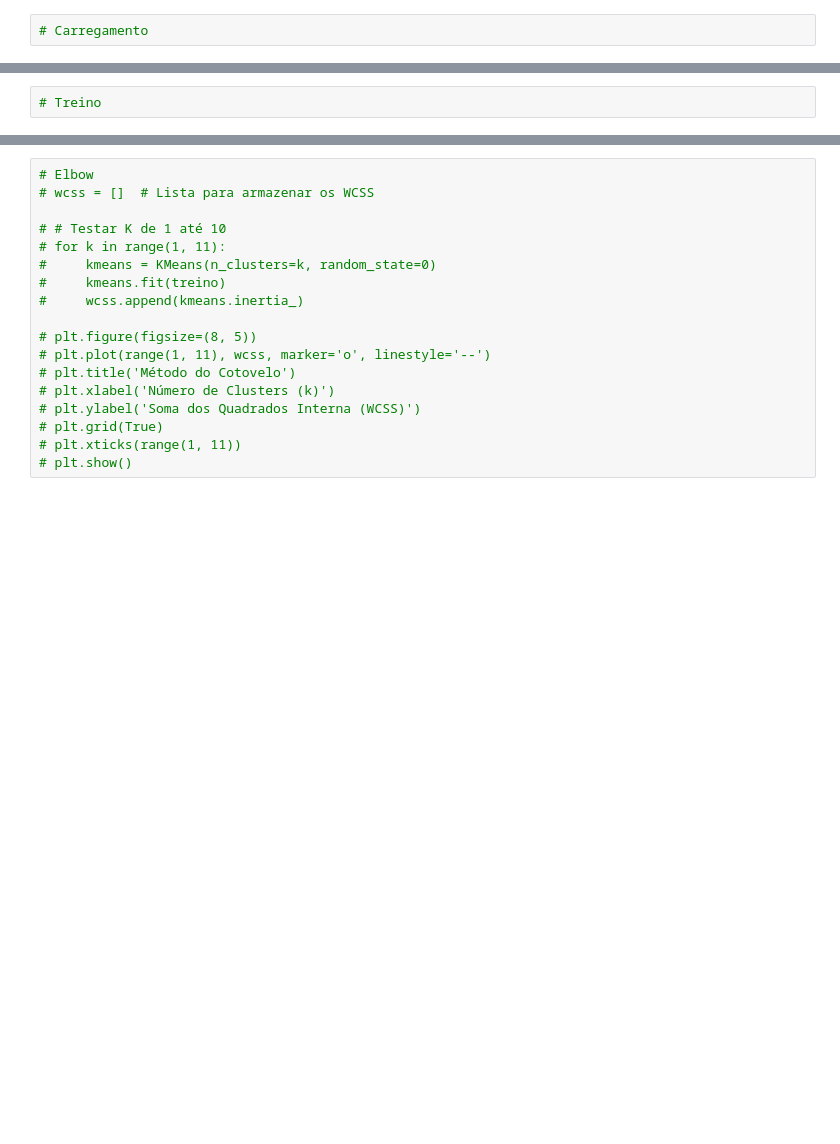
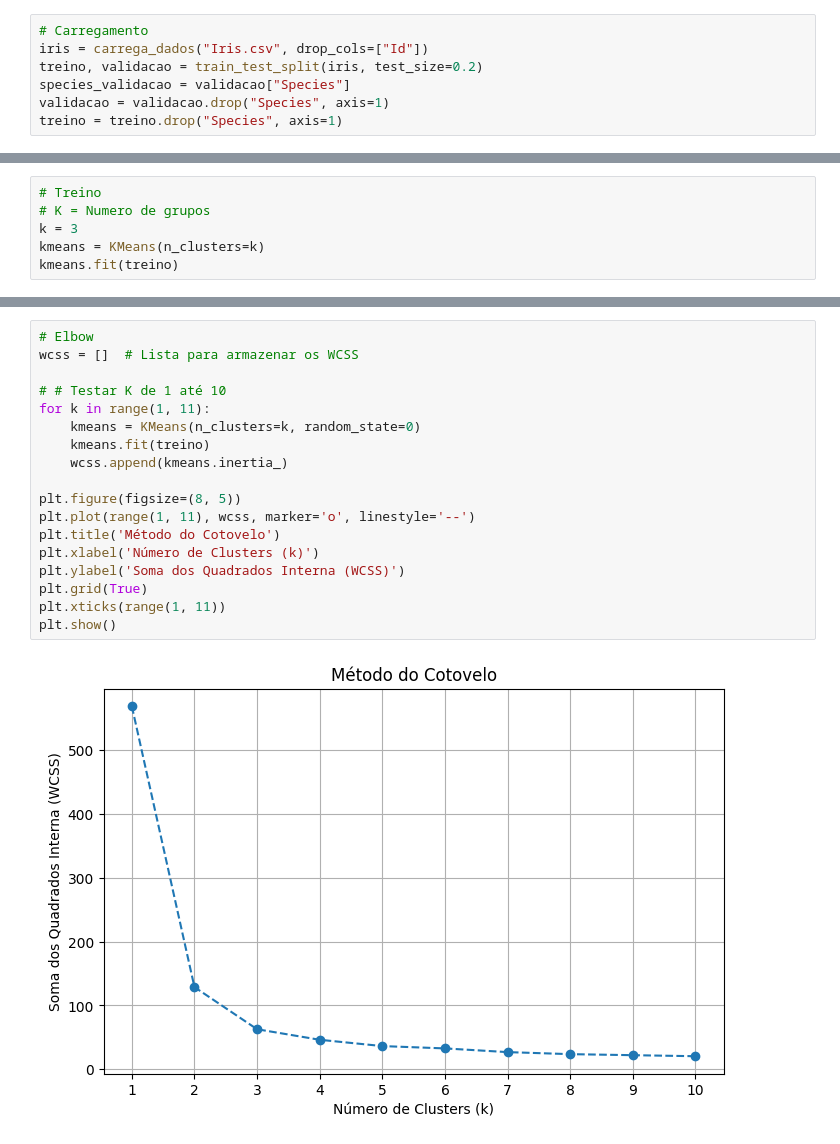
Before and after one commit to AlexandreAlvesUnipam/ml-supervised-dev, a Jupyter notebook: notebooks/kmeans.ipynb, the cells around one changed output, grey strips where cells are left out. Saved outputs shown, nothing was run; the diff lists cells and outputs as text; blank space fills up the shorter version.

Commit message:
kmeans algoritmo

```diff
--- a/notebooks/kmeans.ipynb
+++ b/notebooks/kmeans.ipynb
@@ -17,2 +18,7 @@ from sklearn.model_selection import train_test_split
 # %%
 # Carregamento
+iris = carrega_dados("Iris.csv", drop_cols=["Id"])
+treino, validacao = train_test_split(iris, test_size=0.2)
+species_validacao = validacao["Species"]
+validacao = validacao.drop("Species", axis=1)
+treino = treino.drop("Species", axis=1)
@@ -19,2 +28,6 @@ from sklearn.model_selection import train_test_split
 # %%
 # Treino
+# K = Numero de grupos
+k = 3
+kmeans = KMeans(n_clusters=k)
+kmeans.fit(treino)
@@ -25,20 +52,22 @@ from sklearn.model_selection import train_test_split
 # %%
 # Elbow
-# wcss = []  # Lista para armazenar os WCSS
+wcss = []  # Lista para armazenar os WCSS
 
 # # Testar K de 1 até 10
-# for k in range(1, 11):
-#     kmeans = KMeans(n_clusters=k, random_state=0)
-#     kmeans.fit(treino)
-#     wcss.append(kmeans.inertia_)
+for k in range(1, 11):
+    kmeans = KMeans(n_clusters=k, random_state=0)
+    kmeans.fit(treino)
+    wcss.append(kmeans.inertia_)
 
-# plt.figure(figsize=(8, 5))
-# plt.plot(range(1, 11), wcss, marker='o', linestyle='--')
-# plt.title('Método do Cotovelo')
-# plt.xlabel('Número de Clusters (k)')
-# plt.ylabel('Soma dos Quadrados Interna (WCSS)')
-# plt.grid(True)
-# plt.xticks(range(1, 11))
-# plt.show()
+plt.figure(figsize=(8, 5))
+plt.plot(range(1, 11), wcss, marker='o', linestyle='--')
+plt.title('Método do Cotovelo')
+plt.xlabel('Número de Clusters (k)')
+plt.ylabel('Soma dos Quadrados Interna (WCSS)')
+plt.grid(True)
+plt.xticks(range(1, 11))
+plt.show()
+# %% [output]
+[figure, added]
 # %%
 # Colunas validação
```
Also changed, not shown: parts of 9 cells of this notebook.
